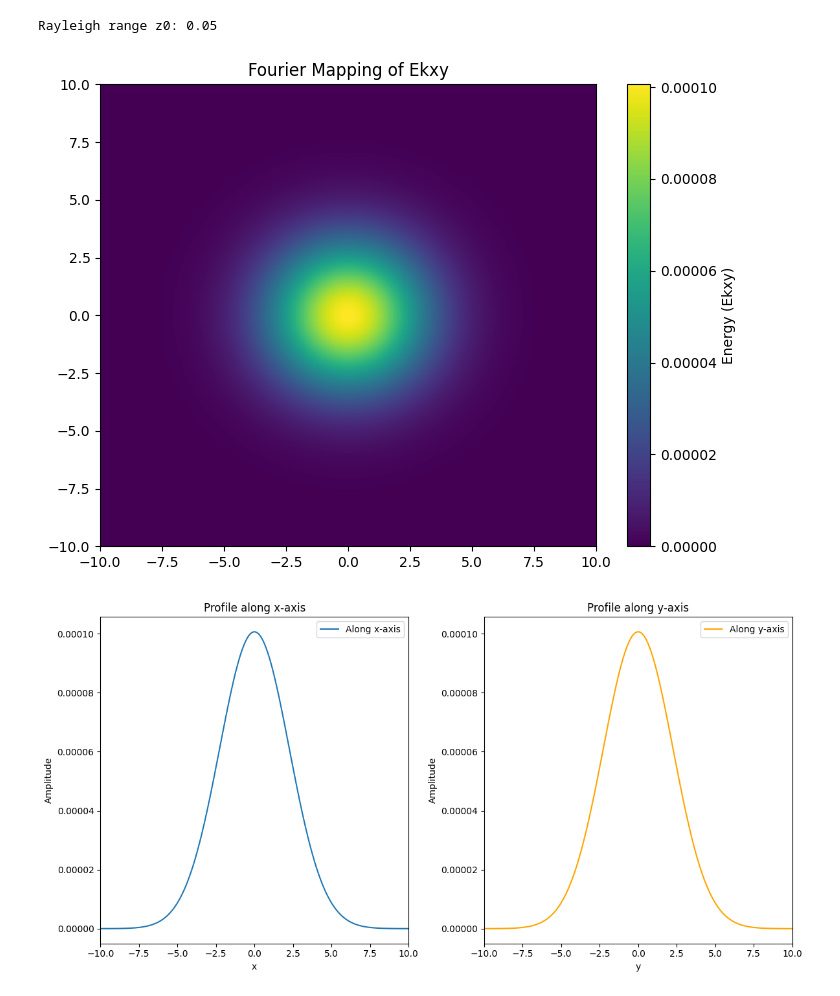
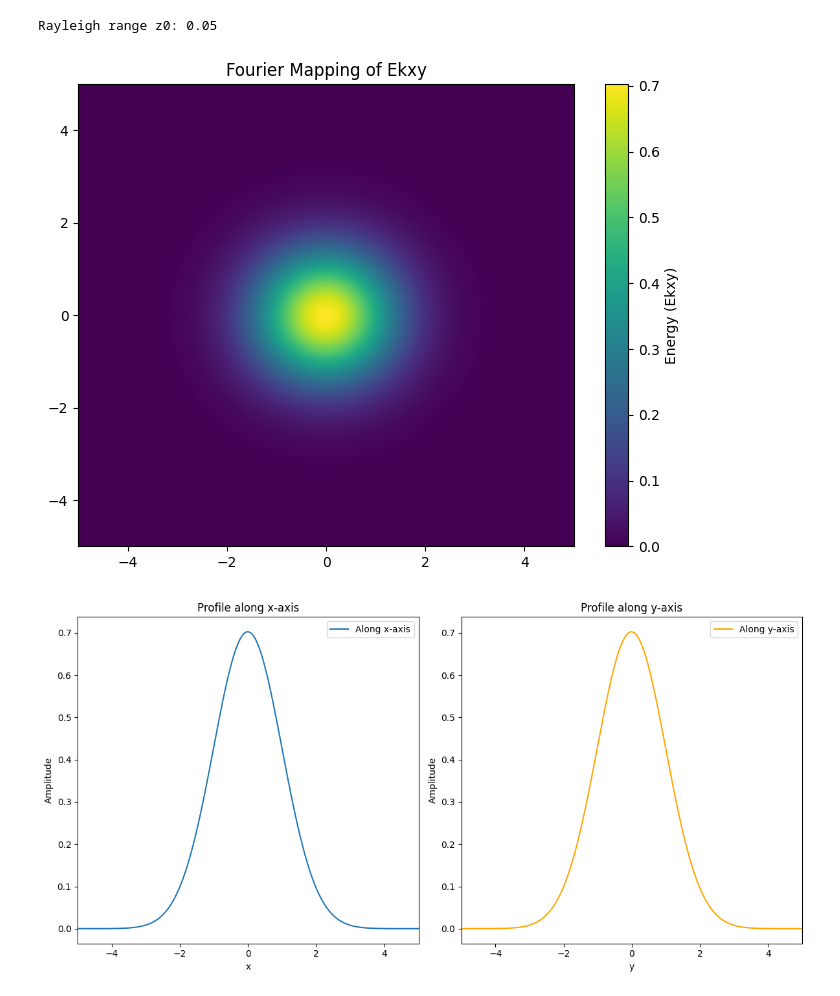
Before and after one commit to CrazyAncestor/PhD-Research, a Jupyter notebook: CH3_Laser.ipynb, the cells around one changed output. Drawn from its saved outputs; the diff is of its cells as text; code cells hidden in the pictures.

```diff
--- a/CH3_Laser.ipynb
+++ b/CH3_Laser.ipynb
@@ -4,15 +4,16 @@ import matplotlib.pyplot as plt
 
 
 
-def Fourier_Mapping(Ekxy, kx, ky, k, z, xlim=None, ylim=None):
+def Propagation(Ekxy, kx, ky, k, z, xlim=None, ylim=None):
     # Create 2D grids
     KX, KY = np.meshgrid(kx, ky)
 
     # Transfer function
     H = np.exp(-0.5j * (KX**2 + KY**2) * z / k)  # Example transfer function
+
     Ekxyz = Ekxy * H   # Apply transfer function
     Exyz = np.fft.ifft2(Ekxyz)  # Inverse Fourier transform to get spatial domain
-    Exyz = np.fft.fftshift(Exyz)  # Shift zero-frequency component to center
+    #Exyz = np.fft.fftshift(Exyz)  # Shift zero-frequency component to center
     x = np.fft.fftshift(np.fft.fftfreq(len(kx), d=(kx[1] - kx[0])))
     y = np.fft.fftshift(np.fft.fftfreq(len(ky), d=(ky[1] - ky[0])))
     X, Y = np.meshgrid(x,y)  # Create meshgrid for plotting
@@ -24,6 +25,16 @@ def Fourier_Mapping(Ekxy, kx, ky, k, z, xlim=None, ylim=None):
     plt.ylim(ylim if ylim is not None else (y.min(), y.max()))
     plt.colorbar(label='Energy (Ekxy)')
     plt.title('Fourier Mapping of Ekxy')
+    return X, Y, Exyz
+
+def full_propagation(Exy0, x, y, k, z, xlim=None, ylim=None):
+    Ekxy = np.fft.fft2(Exy0)  # Fourier transform to get k- domain
+    Ekxy = np.fft.fftshift(Ekxy)  # Shift zero-frequency component to center
+    kx = np.fft.fftshift(np.fft.fftfreq(len(x), d=(x[1] - x[0])))
+    ky = np.fft.fftshift(np.fft.fftfreq(len(y), d=(y[1] - y[0])))
+
+    X, Y, Exyz = Propagation(Ekxy, kx, ky, k, z, xlim=xlim, ylim=ylim)
+
     return X, Y, Exyz
 
 def plot_along_x_or_y_axis(X, Y, Exy, xlim=None, ylim=None):
@@ -54,25 +65,25 @@ def plot_along_x_or_y_axis(X, Y, Exy, xlim=None, ylim=None):
     plt.show()
 # %%
 N = 1000 # Spatial Resolution
-klim = 5 * np.pi  # Limit for kx and ky
-kx = np.linspace(-klim, klim, N)
-ky = np.linspace(-klim, klim, N)
-xrange = 10
-yrange = 10
+L = 10
+x = np.linspace(-L, L, N)
+y = np.linspace(-L, L, N)
+xrange = 5
+yrange = 5
 
 # Example parameters for the beam waist and energy function
 w0 = 1  # Example beam waist
-Ekxy = w0**2 /np.pi * np.exp(-w0**2 * (kx[:, None]**2 + ky[None, :]**2))  # Example energy function
+Exy0 = np.exp(-(x[:, None]**2 + y[None, :]**2) / (w0**2))  # Example initial field distribution
 k = 0.1  # Example wave number
 z = 2  # Example propagation distance
 z0 =  k*w0**2/2 # Rayleigh range
 print(f"Rayleigh range z0: {z0}")
-X, Y, Exyz = Fourier_Mapping(Ekxy, kx, ky, k, z, xlim=(-xrange, xrange), ylim=(-yrange, yrange))
+X, Y, Exyz = full_propagation(Exy0, x, y, k, z, xlim=(-xrange, xrange), ylim=(-yrange, yrange))
 
 # Plot the results
 
 plot_along_x_or_y_axis(X, Y, Exyz, xlim=(-xrange, xrange), ylim=(-yrange, yrange))
 # %% [output]
 Rayleigh range z0: 0.05
-[figure, old version]
+[figure, new version]
-[figure, old version]
+[figure, new version]
```
Also changed, not shown: parts of 2 cells of this notebook.
